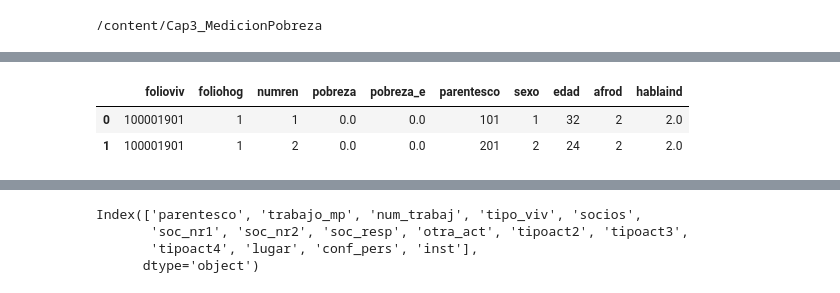
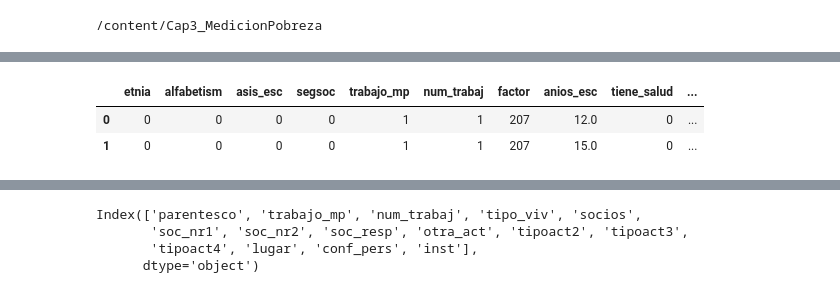
Before and after one commit to LizamaD/Cap3_MedicionPobreza, a Jupyter notebook: notebooks/app.ipynb, the cells around one changed output, grey strips where cells are left out. Cells and saved outputs as stored; diff of their text form; code cells hidden in the pictures.

```diff
--- a/notebooks/app.ipynb
+++ b/notebooks/app.ipynb
@@ -123,9 +122,9 @@ df_final_limpio.head(2)
 # %%
-df_final_limpio.iloc[:,0:10].head(2)
+df_final_limpio.iloc[:,10:20].head(2)
 # %% [output]
-|  | folioviv | foliohog | numren | pobreza | pobreza_e | parentesco | sexo | edad | afrod | hablaind |
-| 0 | 100001901 | 1 | 1 | 0.0 | 0.0 | 101 | 1 | 32 | 2 | 2.0 |
-| 1 | 100001901 | 1 | 2 | 0.0 | 0.0 | 201 | 2 | 24 | 2 | 2.0 |
+|  | etnia | alfabetism | asis_esc | segsoc | trabajo_mp | num_trabaj | factor | anios_esc | tiene_salud | ... |
+| 0 | 0 | 0 | 0 | 0 | 1 | 1 | 207 | 12.0 | 0 | ... |
+| 1 | 0 | 0 | 0 | 0 | 1 | 1 | 207 | 15.0 | 0 | ... |
 # %%
 df_final_limpio.afrod.value_counts()
 # %% [output]
```
Also changed, not shown: parts of 5 cells of this notebook, 1 other file.
